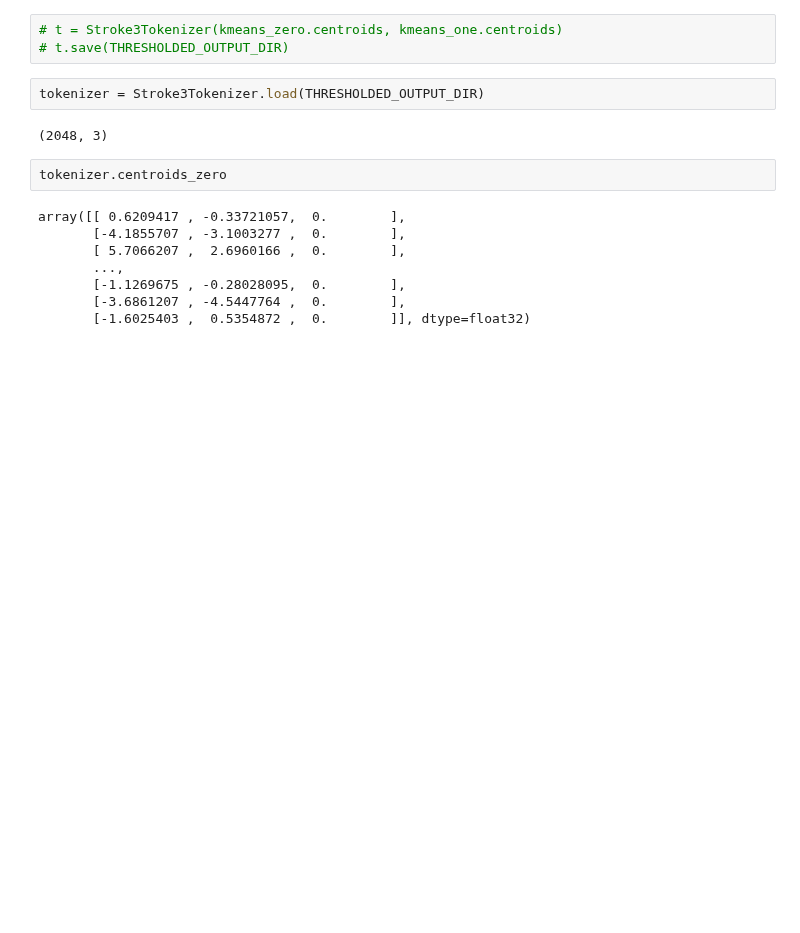
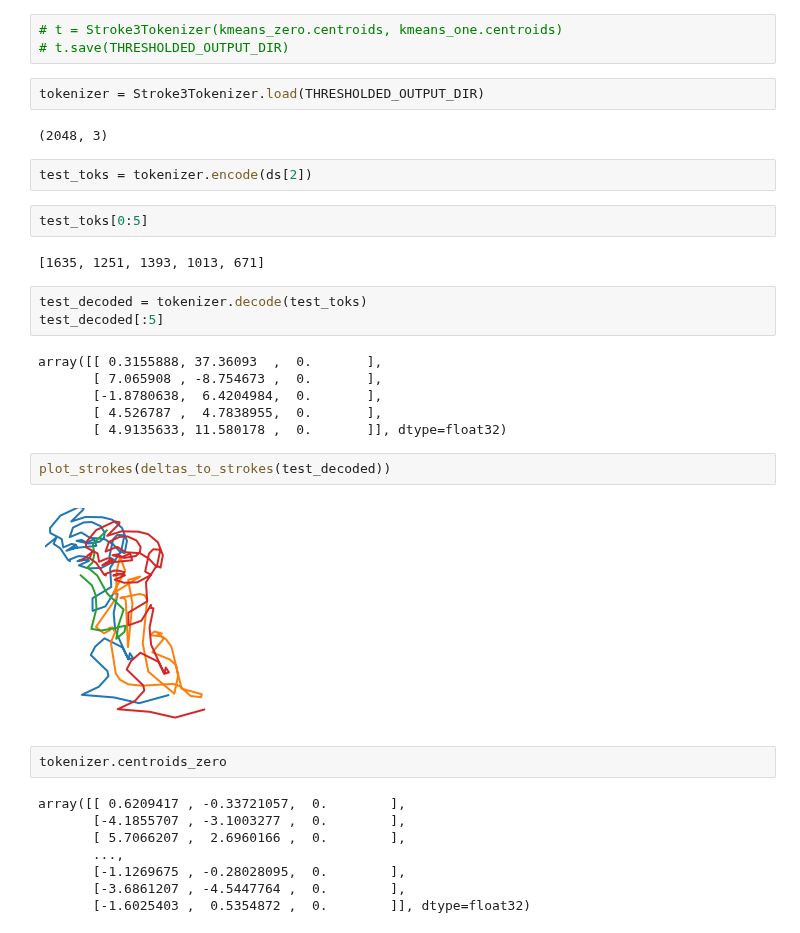
Before and after one commit to andrewlook/singleline_dataset, a Jupyter notebook: nbs/50_tokenize.ipynb, the cells around one changed output. Cells and saved outputs as stored; diff of their text form; blank space fills up the shorter version.

```diff
--- a/nbs/50_tokenize.ipynb
+++ b/nbs/50_tokenize.ipynb
@@ -128,6 +167,25 @@ class Stroke3Tokenizer(object):
 tokenizer = Stroke3Tokenizer.load(THRESHOLDED_OUTPUT_DIR)
 # %% [output]
 (2048, 3)
+# %%
+test_toks = tokenizer.encode(ds[2])
+# %%
+test_toks[0:5]
+# %% [output]
+[1635, 1251, 1393, 1013, 671]
+# %%
+test_decoded = tokenizer.decode(test_toks)
+test_decoded[:5]
+# %% [output]
+array([[ 0.3155888, 37.36093  ,  0.       ],
+       [ 7.065908 , -8.754673 ,  0.       ],
+       [-1.8780638,  6.4204984,  0.       ],
+       [ 4.526787 ,  4.7838955,  0.       ],
+       [ 4.9135633, 11.580178 ,  0.       ]], dtype=float32)
+# %%
+plot_strokes(deltas_to_strokes(test_decoded))
+# %% [output]
+[figure, added]
 # %%
 tokenizer.centroids_zero
 # %% [output]
```
Also changed, not shown: parts of 39 cells of this notebook, 3 other files.
